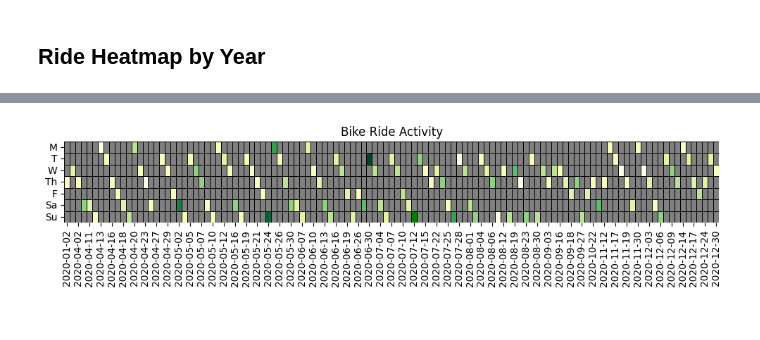
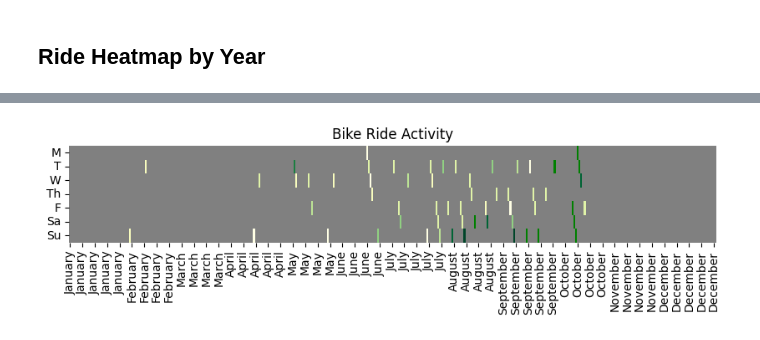
Before and after one commit to ericbauer55/bike-fitness-tracking, a Jupyter notebook: notebooks/1_Post_Enrichment_EDA/0_ride_summary_exploration.ipynb, the cells around one changed output, grey strips where cells are left out. Saved outputs shown, nothing was run; the diff lists cells and outputs as text; code cells hidden in the pictures.

Commit message:
defined a function to prepare each year of data

```diff
--- a/notebooks/1_Post_Enrichment_EDA/0_ride_summary_exploration.ipynb
+++ b/notebooks/1_Post_Enrichment_EDA/0_ride_summary_exploration.ipynb
@@ -66,11 +82,26 @@ np.float64(4762.263833227133)
 # %%
-filt_year=2020
-agg_column = 'total_distance_mi'
-agg_method = 'sum'
-####
-days_order = ['Monday', 'Tuesday', 'Wednesday', 'Thursday', 'Friday', 'Saturday', 'Sunday']
-df_filt_year = df.copy().loc[df['ride_year']==2020,:]
-df_filt_year['start_date'] = df_filt_year['start_date'].dt.date
-df_grouped = df_filt_year.groupby(['start_date','ride_dow'])[agg_column].agg(agg_method).reset_index()
-pivot_df = df_grouped.pivot_table(index='start_date', columns='ride_dow', values=agg_column, fill_value=0.0).reindex(columns=days_order)
-pivot_df= pivot_df.rename(columns={full:short for full,short in zip(days_order, ['M','T','W','Th','F','Sa','Su'])})
+def get_year_activity_data_by_weekday(df:pd.DataFrame, filt_year:int, agg_column:str='total_distance_mi', agg_method:str='sum') -> pd.DataFrame:
+    # Create an Aggregation of the selected column across the dates available from rides. Multiple rides can occur on a single day
+    df_filt_year = df.copy().loc[df['ride_year']==filt_year,:]
+    df_grouped = df_filt_year.groupby(['start_date','ride_dow'])[agg_column].agg(agg_method).reset_index()
+
+    # Create a list of ALL dates in which rides could be done for the year
+    all_year_dates = pd.DataFrame(pd.date_range(str(filt_year) + "-01-01", str(filt_year) + "-12-31", freq="D"), columns=['ride_date'])
+    all_year_dates['day_of_week'] = all_year_dates['ride_date'].dt.day_name()
+    df_total_dates = all_year_dates.merge(df_grouped, how='left', left_on='ride_date', right_on='start_date').fillna(0.0)
+    #df_total_dates['ride_date'] = df_total_dates['ride_date'].dt.date
+
+    # Create a Pivot table for rides by date and dow
+    days_order = ['Monday', 'Tuesday', 'Wednesday', 'Thursday', 'Friday', 'Saturday', 'Sunday']
+    pivot_df = df_total_dates.pivot_table(index='ride_date', columns='day_of_week', values=agg_column, fill_value=0.0).reindex(columns=days_order)
+    pivot_df= pivot_df.rename(columns={full:short for full,short in zip(days_order, ['M','T','W','Th','F','Sa','Su'])})
+
+    pivot_df = pivot_df.reset_index()
+    pivot_df['ride_date'] = pivot_df['ride_date'].dt.month_name()
+    return pivot_df
+# %%
+df_activity_2020 = get_year_activity_data_by_weekday(df, filt_year=2020)
+df_activity_2021 = get_year_activity_data_by_weekday(df, filt_year=2021)
+df_activity_2022 = get_year_activity_data_by_weekday(df, filt_year=2022)
+df_activity_2023 = get_year_activity_data_by_weekday(df, filt_year=2023)
+df_activity_2024 = get_year_activity_data_by_weekday(df, filt_year=2024)
@@ -77,12 +125,12 @@ pivot_df= pivot_df.rename(columns={full:short for full,short in zip(days_order,
 # %%
 cmap = plt.get_cmap('YlGn',10)
-cmap.set_under('grey')#Colour values less than vmin in white
-cmap.set_over('green')# colour valued larger than vmax in red
+cmap.set_under('grey')#Colour values less than vmin in grey
+cmap.set_over('green')# colour valued larger than vmax in green
 
-_ = plt.figure(figsize=(12, 1.5))
-_ = sns.heatmap(pivot_df.T, cmap=cmap, linewidths=.5, linecolor='black', square=False, annot=False, cbar=False, vmin=0.005, vmax=50.0)
+_ = plt.figure(figsize=(10, 1.5))
+_ = sns.heatmap(df_activity_2024.set_index('ride_date').T, cmap=cmap, linewidths=0.0, linecolor='black', square=False, annot=False, cbar=False, vmin=0.005, vmax=50.0)
 _ = plt.title('Bike Ride Activity')
 _ = plt.xlabel('')
 _ = plt.ylabel('')
 # %% [output]
-[figure, old version]
+[figure, new version]
```
Also changed, not shown: parts of 2 cells of this notebook.
